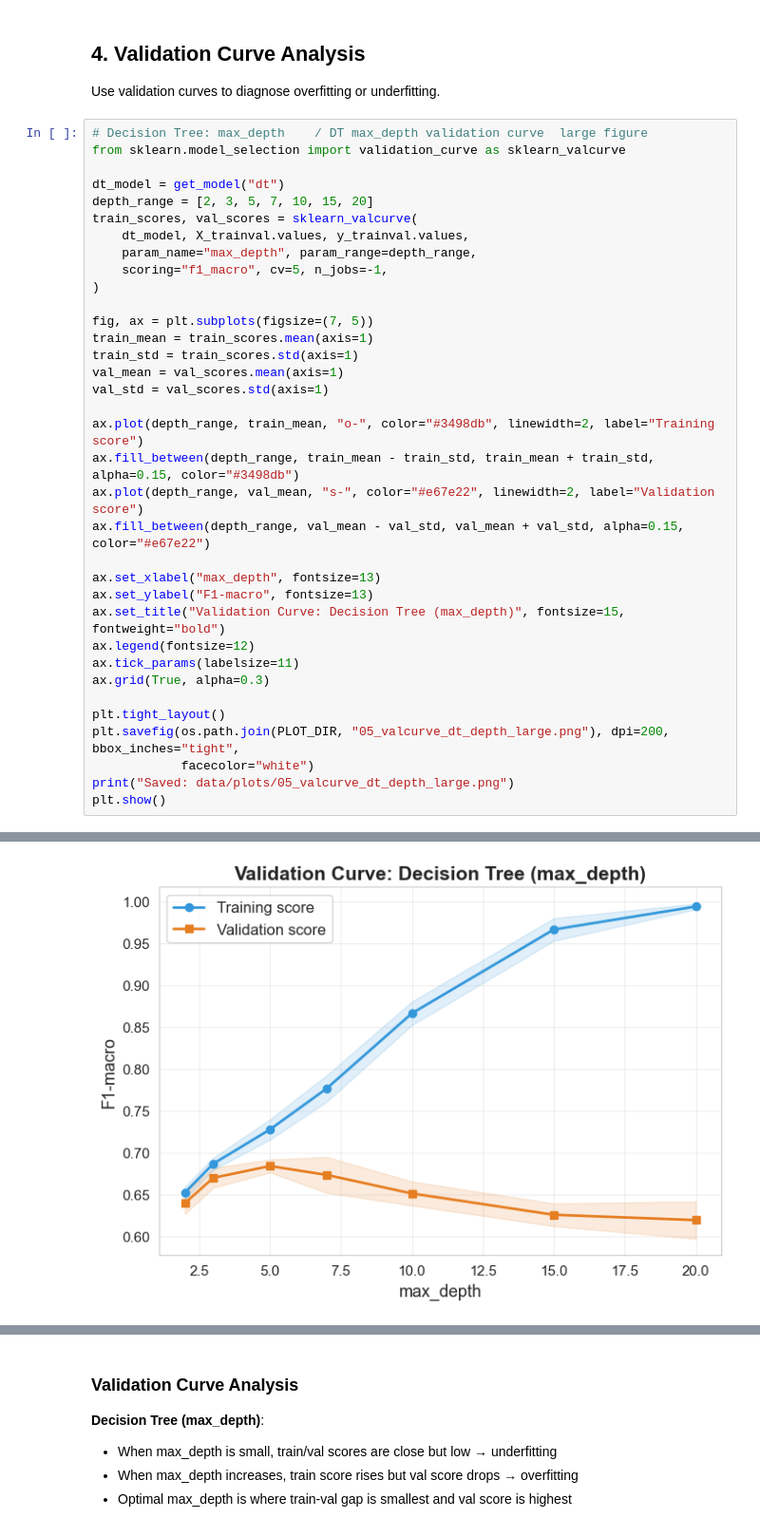
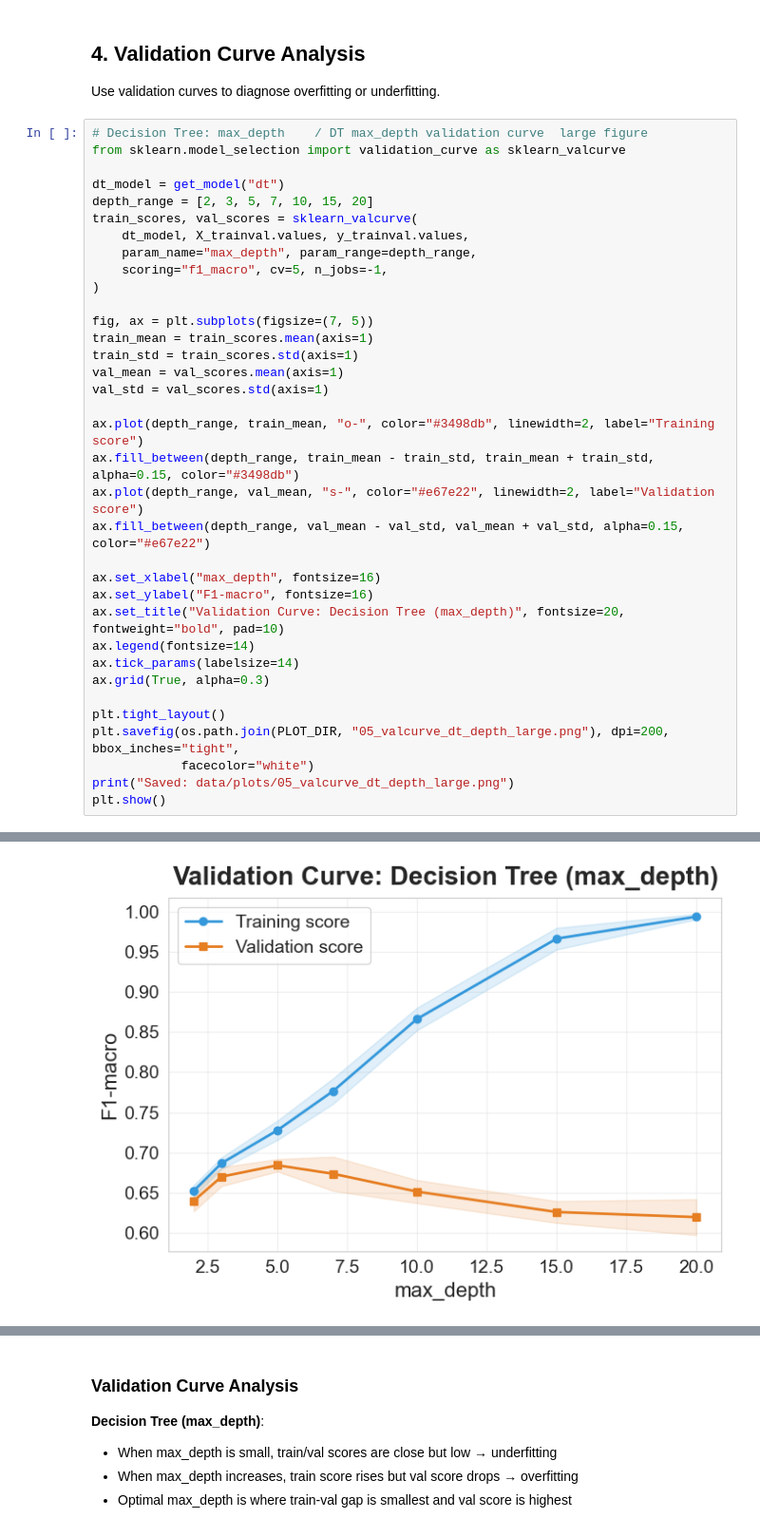
Before and after one commit to pheonix2006/dsaa2011_machine_learning, a Jupyter notebook: notebooks/05_model_evaluation.ipynb, the cells around one changed output, grey strips where cells are left out. Shown at 95% size. Saved outputs shown, nothing was run; the diff lists cells and outputs as text.

```diff
--- a/notebooks/05_model_evaluation.ipynb
+++ b/notebooks/05_model_evaluation.ipynb
@@ -255,39 +255,39 @@ Use validation curves to diagnose overfitting or underfitting.
 from sklearn.model_selection import validation_curve as sklearn_valcurve
 
 dt_model = get_model("dt")
 depth_range = [2, 3, 5, 7, 10, 15, 20]
 train_scores, val_scores = sklearn_valcurve(
     dt_model, X_trainval.values, y_trainval.values,
     param_name="max_depth", param_range=depth_range,
     scoring="f1_macro", cv=5, n_jobs=-1,
 )
 
 fig, ax = plt.subplots(figsize=(7, 5))
 train_mean = train_scores.mean(axis=1)
 train_std = train_scores.std(axis=1)
 val_mean = val_scores.mean(axis=1)
 val_std = val_scores.std(axis=1)
 
 ax.plot(depth_range, train_mean, "o-", color="#3498db", linewidth=2, label="Training score")
 ax.fill_between(depth_range, train_mean - train_std, train_mean + train_std, alpha=0.15, color="#3498db")
 ax.plot(depth_range, val_mean, "s-", color="#e67e22", linewidth=2, label="Validation score")
 ax.fill_between(depth_range, val_mean - val_std, val_mean + val_std, alpha=0.15, color="#e67e22")
 
-ax.set_xlabel("max_depth", fontsize=13)
-ax.set_ylabel("F1-macro", fontsize=13)
-ax.set_title("Validation Curve: Decision Tree (max_depth)", fontsize=15, fontweight="bold")
-ax.legend(fontsize=12)
-ax.tick_params(labelsize=11)
+ax.set_xlabel("max_depth", fontsize=16)
+ax.set_ylabel("F1-macro", fontsize=16)
+ax.set_title("Validation Curve: Decision Tree (max_depth)", fontsize=20, fontweight="bold", pad=10)
+ax.legend(fontsize=14)
+ax.tick_params(labelsize=14)
 ax.grid(True, alpha=0.3)
 
 plt.tight_layout()
 plt.savefig(os.path.join(PLOT_DIR, "05_valcurve_dt_depth_large.png"), dpi=200, bbox_inches="tight",
             facecolor="white")
 print("Saved: data/plots/05_valcurve_dt_depth_large.png")
 plt.show()
 # %% [output]
 Saved: data/plots/05_valcurve_dt_depth_large.png
-[figure, old version]
+[figure, new version]
 # %%
 # SVM Validation Curve: C  large figure
 svm_model = get_model("svm")
```
Also changed, not shown: parts of 8 cells of this notebook, 31 other files.
